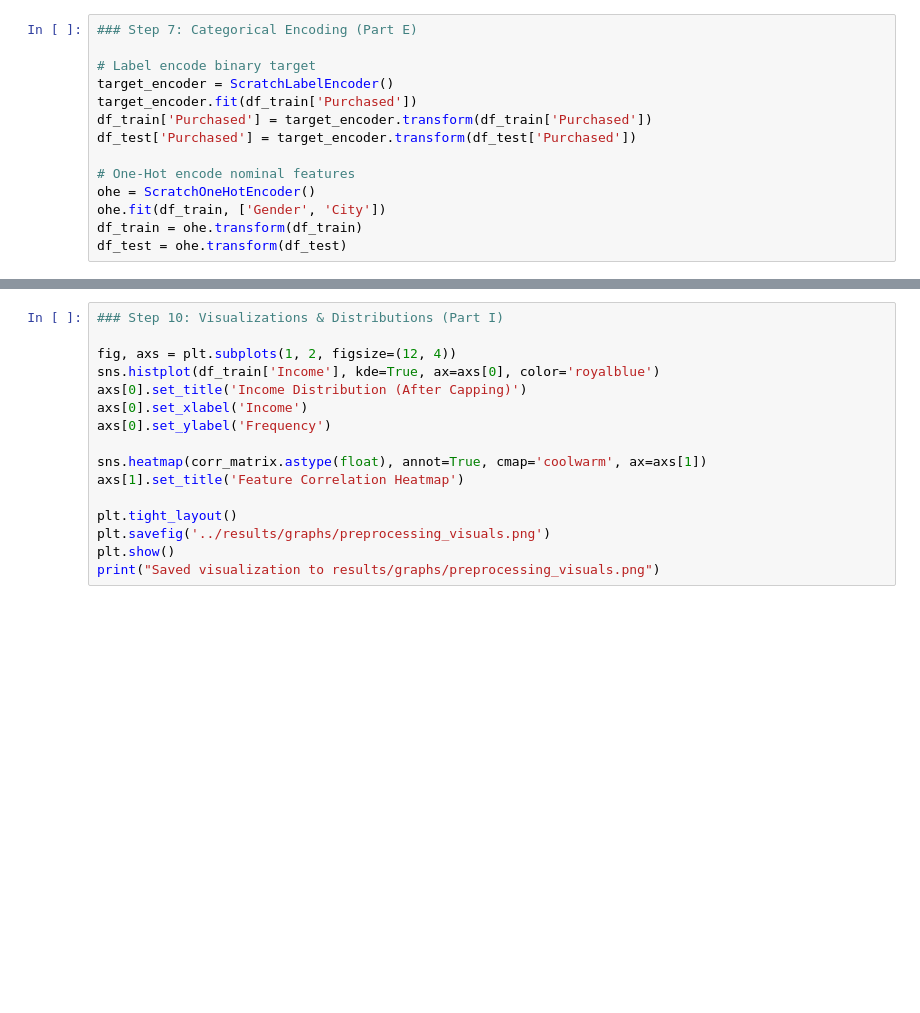
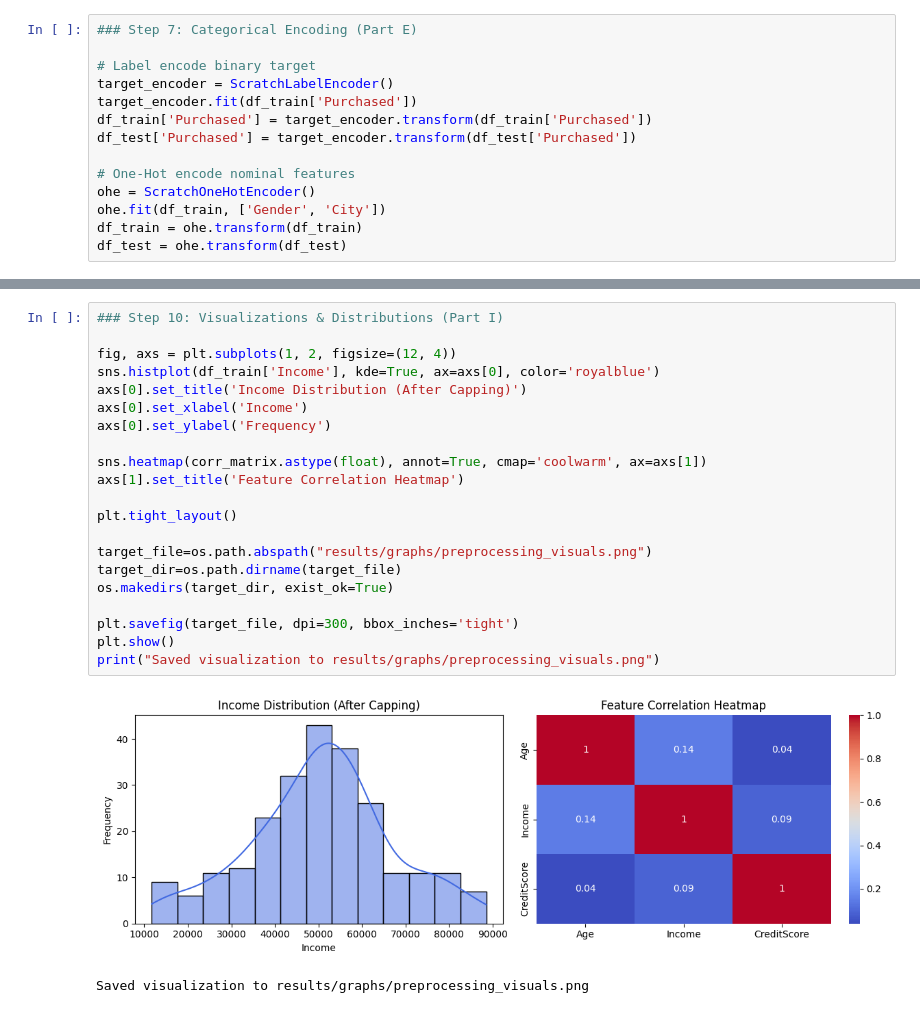
Before and after one commit to theswayamsingh/ML-Assignments, a Jupyter notebook: ML-Preprocessing-Feature-Selection/notebooks/main_analysis.ipynb, the cells around one changed output, grey strips where cells are left out. Saved outputs shown, nothing was run; the diff lists cells and outputs as text; blank space fills up the shorter version.

```diff
--- a/ML-Preprocessing-Feature-Selection/notebooks/main_analysis.ipynb
+++ b/ML-Preprocessing-Feature-Selection/notebooks/main_analysis.ipynb
@@ -175,16 +250,24 @@ print(f"Mutual Information (City; Purchased): {mi_val:.4f} bits")
 # %%
 ### Step 10: Visualizations & Distributions (Part I)
 
 fig, axs = plt.subplots(1, 2, figsize=(12, 4))
 sns.histplot(df_train['Income'], kde=True, ax=axs[0], color='royalblue')
 axs[0].set_title('Income Distribution (After Capping)')
 axs[0].set_xlabel('Income')
 axs[0].set_ylabel('Frequency')
 
 sns.heatmap(corr_matrix.astype(float), annot=True, cmap='coolwarm', ax=axs[1])
 axs[1].set_title('Feature Correlation Heatmap')
 
 plt.tight_layout()
-plt.savefig('../results/graphs/preprocessing_visuals.png')
+
+target_file=os.path.abspath("results/graphs/preprocessing_visuals.png")
+target_dir=os.path.dirname(target_file)
+os.makedirs(target_dir, exist_ok=True)
+
+plt.savefig(target_file, dpi=300, bbox_inches='tight')
 plt.show()
 print("Saved visualization to results/graphs/preprocessing_visuals.png")
+# %% [output]
+[figure, added]
+Saved visualization to results/graphs/preprocessing_visuals.png
```
Also changed, not shown: parts of 11 cells of this notebook.
